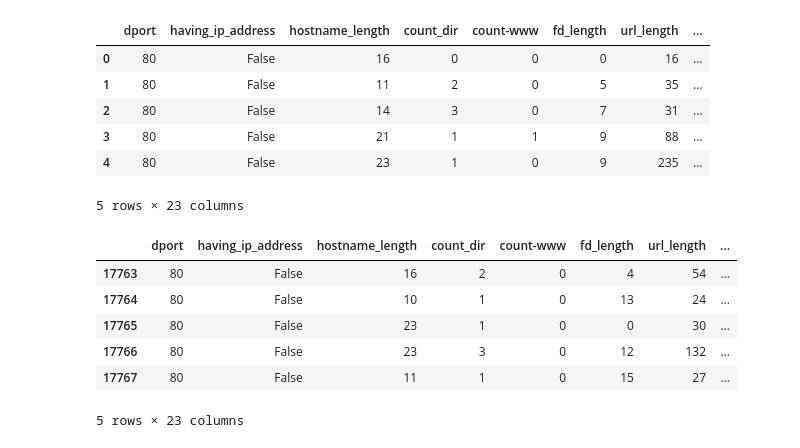
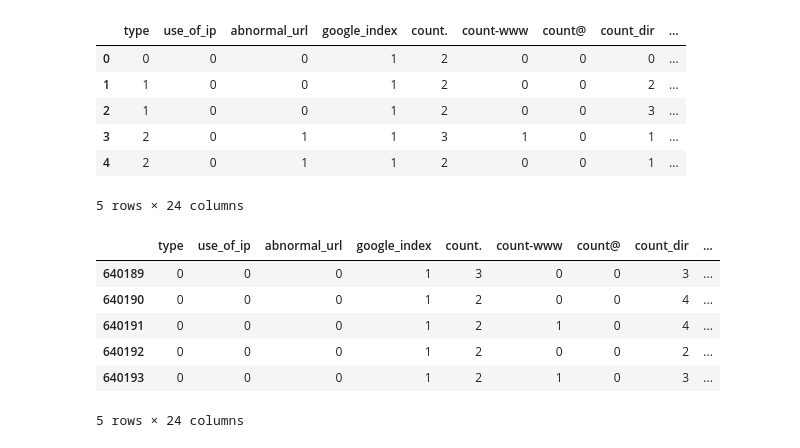
Before and after one commit to danielopezalamo/tma_project, a Jupyter notebook: model/Data Transformation.ipynb, the cells around one changed output. Cells and saved outputs as stored; diff of their text form; code cells hidden in the pictures.

```diff
--- a/model/Data Transformation.ipynb
+++ b/model/Data Transformation.ipynb
@@ -5,33 +5,35 @@ from pathlib import Path
 #Read csv
 #malicious_csv = pd.read_csv('../data/malicious_only_cpy.csv')
 #benign_csv = pd.read_csv('../data/benign_out_testing.csv')
-all_csv = pd.read_csv('../test_data/labeled_unbalanced.csv')
+all_csv = pd.read_csv('../test_data/prepared_data.csv')
 #all_csv = malicious_csv.append(benign_csv, ignore_index = True)
 # %%
 #Deleting url column
 all_csv.drop(['url'], axis=1, inplace=True)
-all_csv.drop(['domain_name'], axis=1, inplace=True)
 
-code, uniques = all_csv['malicious'].factorize()
-all_csv['malicious'] = code
+code, uniques = all_csv['tld'].factorize()
+all_csv['tld'] = code
+
+code, uniques = all_csv['type'].factorize()
+all_csv['type'] = code
 all_csv.head()
 # %% [output]
-|  | dport | having_ip_address | hostname_length | count_dir | count-www | fd_length | url_length | ... |
-| 0 | 80 | False | 16 | 0 | 0 | 0 | 16 | ... |
-| 1 | 80 | False | 11 | 2 | 0 | 5 | 35 | ... |
-| 2 | 80 | False | 14 | 3 | 0 | 7 | 31 | ... |
-| 3 | 80 | False | 21 | 1 | 1 | 9 | 88 | ... |
-| 4 | 80 | False | 23 | 1 | 0 | 9 | 235 | ... |
+|  | type | use_of_ip | abnormal_url | google_index | count. | count-www | count@ | count_dir | ... |
+| 0 | 0 | 0 | 0 | 1 | 2 | 0 | 0 | 0 | ... |
+| 1 | 1 | 0 | 0 | 1 | 2 | 0 | 0 | 2 | ... |
+| 2 | 1 | 0 | 0 | 1 | 2 | 0 | 0 | 3 | ... |
+| 3 | 2 | 0 | 1 | 1 | 3 | 1 | 0 | 1 | ... |
+| 4 | 2 | 0 | 1 | 1 | 2 | 0 | 0 | 1 | ... |
-5 rows × 23 columns
+5 rows × 24 columns
 # %%
 all_csv.tail()
 # %% [output]
-|  | dport | having_ip_address | hostname_length | count_dir | count-www | fd_length | url_length | ... |
-| 17763 | 80 | False | 16 | 2 | 0 | 4 | 54 | ... |
-| 17764 | 80 | False | 10 | 1 | 0 | 13 | 24 | ... |
-| 17765 | 80 | False | 23 | 1 | 0 | 0 | 30 | ... |
-| 17766 | 80 | False | 23 | 3 | 0 | 12 | 132 | ... |
-| 17767 | 80 | False | 11 | 1 | 0 | 15 | 27 | ... |
+|  | type | use_of_ip | abnormal_url | google_index | count. | count-www | count@ | count_dir | ... |
+| 640189 | 0 | 0 | 0 | 1 | 3 | 0 | 0 | 3 | ... |
+| 640190 | 0 | 0 | 0 | 1 | 2 | 0 | 0 | 4 | ... |
+| 640191 | 0 | 0 | 0 | 1 | 2 | 1 | 0 | 4 | ... |
+| 640192 | 0 | 0 | 0 | 1 | 2 | 0 | 0 | 2 | ... |
+| 640193 | 0 | 0 | 0 | 1 | 2 | 1 | 0 | 3 | ... |
-5 rows × 23 columns
+5 rows × 24 columns
 # %%
 #Converting to csv
```
Also changed, not shown: parts of 1 cell of this notebook, 29 other files.
